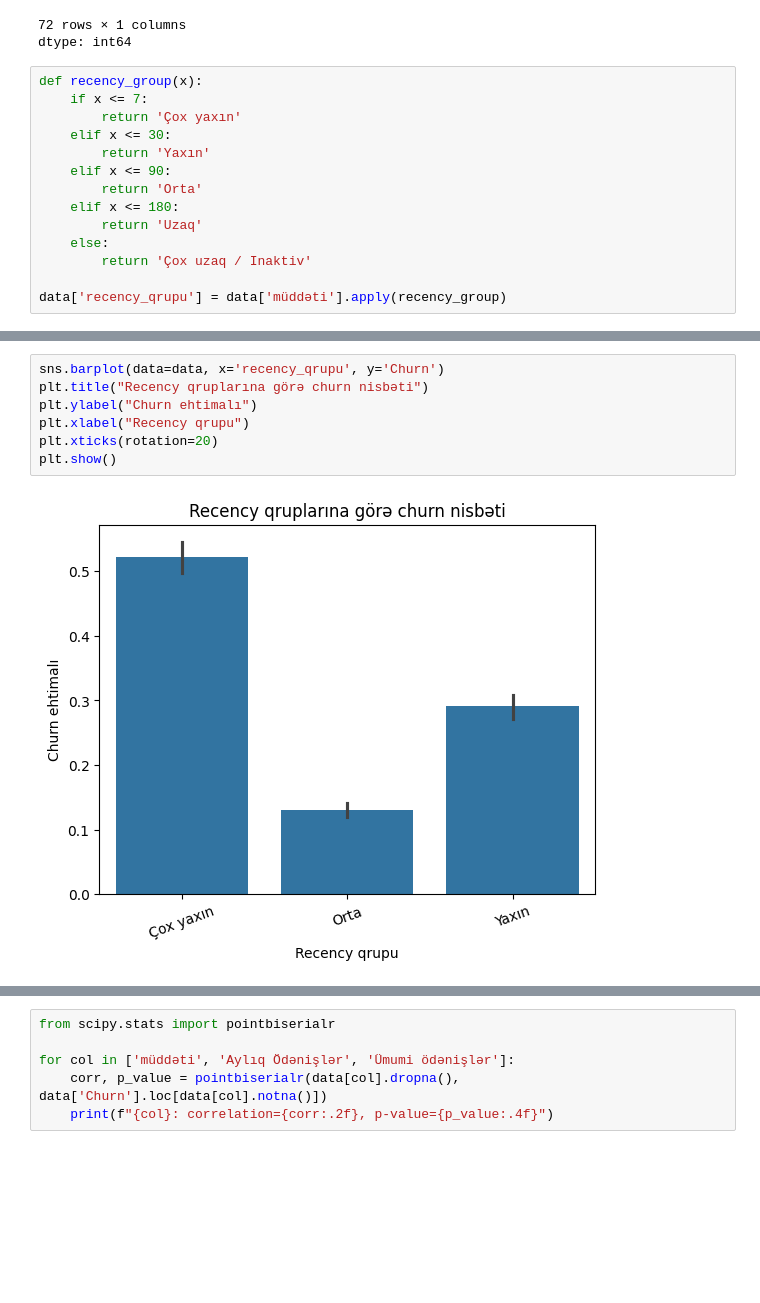
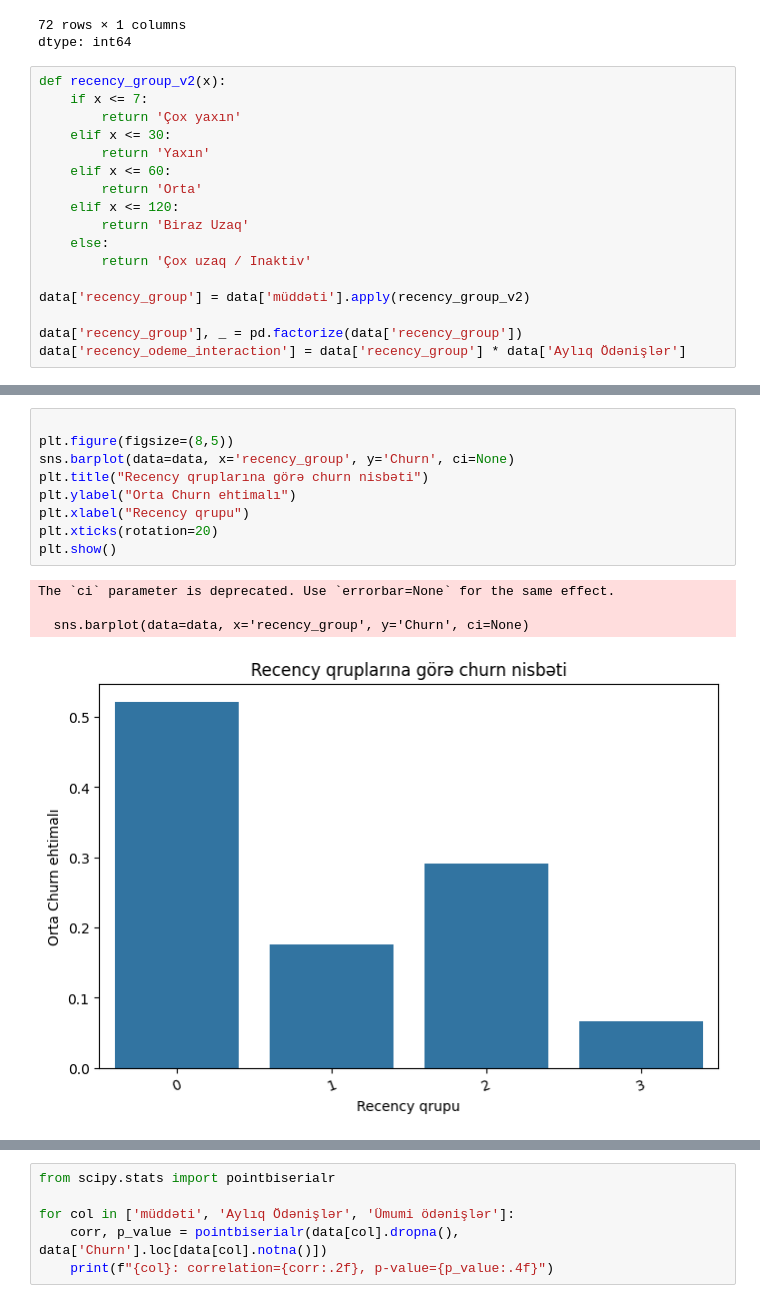
Before and after one commit to Sevinj-joy/Matplotlib_examples, a Jupyter notebook: Churn_analysis/churn_analysis.ipynb, the cells around one changed output, grey strips where cells are left out. Saved outputs shown, nothing was run; the diff lists cells and outputs as text; blank space fills up the shorter version.

```diff
--- a/Churn_analysis/churn_analysis.ipynb
+++ b/Churn_analysis/churn_analysis.ipynb
@@ -212,19 +211,22 @@ data['müddəti'].value_counts()
 72 rows × 1 columns
 dtype: int64
 # %%
-def recency_group(x):
+def recency_group_v2(x):
     if x <= 7:
         return 'Çox yaxın'
     elif x <= 30:
         return 'Yaxın'
-    elif x <= 90:
+    elif x <= 60:
         return 'Orta'
-    elif x <= 180:
-        return 'Uzaq'
+    elif x <= 120:
+        return 'Biraz Uzaq'
     else:
         return 'Çox uzaq / Inaktiv'
 
-data['recency_qrupu'] = data['müddəti'].apply(recency_group)
+data['recency_group'] = data['müddəti'].apply(recency_group_v2)
+
+data['recency_group'], _ = pd.factorize(data['recency_group'])
+data['recency_odeme_interaction'] = data['recency_group'] * data['Aylıq Ödənişlər']
 # %%
 data
 # %% [output]
@@ -244,9 +246,14 @@ data
 # %%
-sns.barplot(data=data, x='recency_qrupu', y='Churn')
+
+plt.figure(figsize=(8,5))
+sns.barplot(data=data, x='recency_group', y='Churn', ci=None)
 plt.title("Recency qruplarına görə churn nisbəti")
-plt.ylabel("Churn ehtimalı")
+plt.ylabel("Orta Churn ehtimalı")
 plt.xlabel("Recency qrupu")
 plt.xticks(rotation=20)
 plt.show()
 # %% [output]
+The `ci` parameter is deprecated. Use `errorbar=None` for the same effect.
+
+  sns.barplot(data=data, x='recency_group', y='Churn', ci=None)
-[figure, old version]
+[figure, new version]
```
Also changed, not shown: parts of 41 cells of this notebook.
